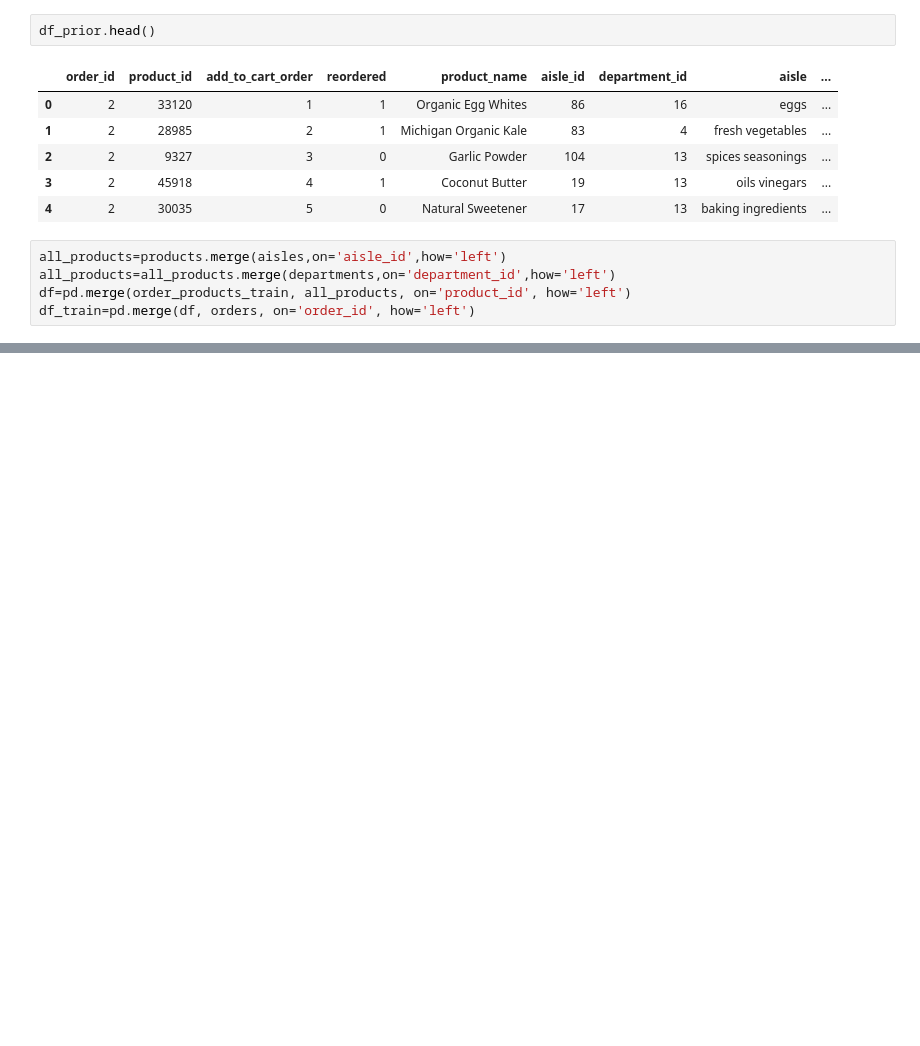
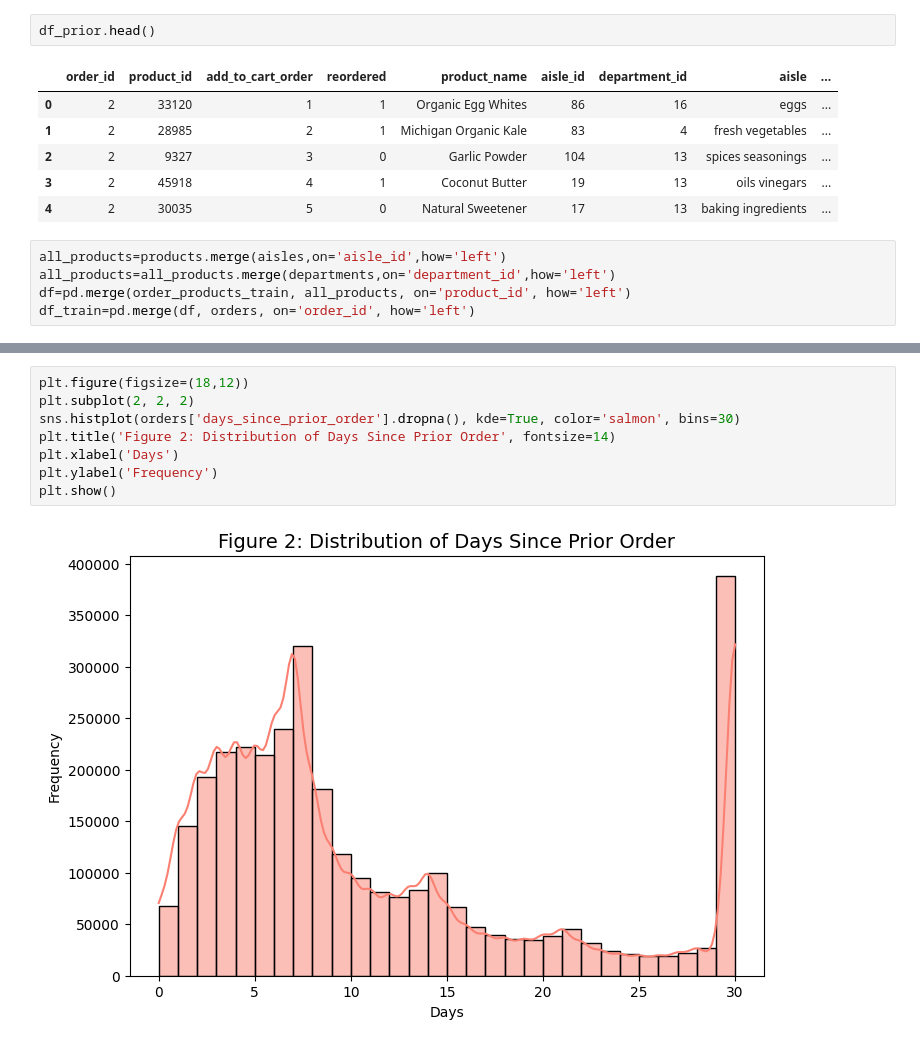
Before and after one commit to kareemkhouri2006/project, a Jupyter notebook: project.ipynb, the cells around one changed output, grey strips where cells are left out. Drawn from its saved outputs; the diff is of its cells as text; blank space fills up the shorter version.

```diff
--- a/project.ipynb
+++ b/project.ipynb
@@ -61,0 +112,10 @@ df_train.head()
+# %%
+plt.figure(figsize=(18,12))
+plt.subplot(2, 2, 2)
+sns.histplot(orders['days_since_prior_order'].dropna(), kde=True, color='salmon', bins=30)
+plt.title('Figure 2: Distribution of Days Since Prior Order', fontsize=14)
+plt.xlabel('Days')
+plt.ylabel('Frequency')
+plt.show()
+# %% [output]
+[figure, added]
```
Also changed, not shown: parts of 15 cells of this notebook.
